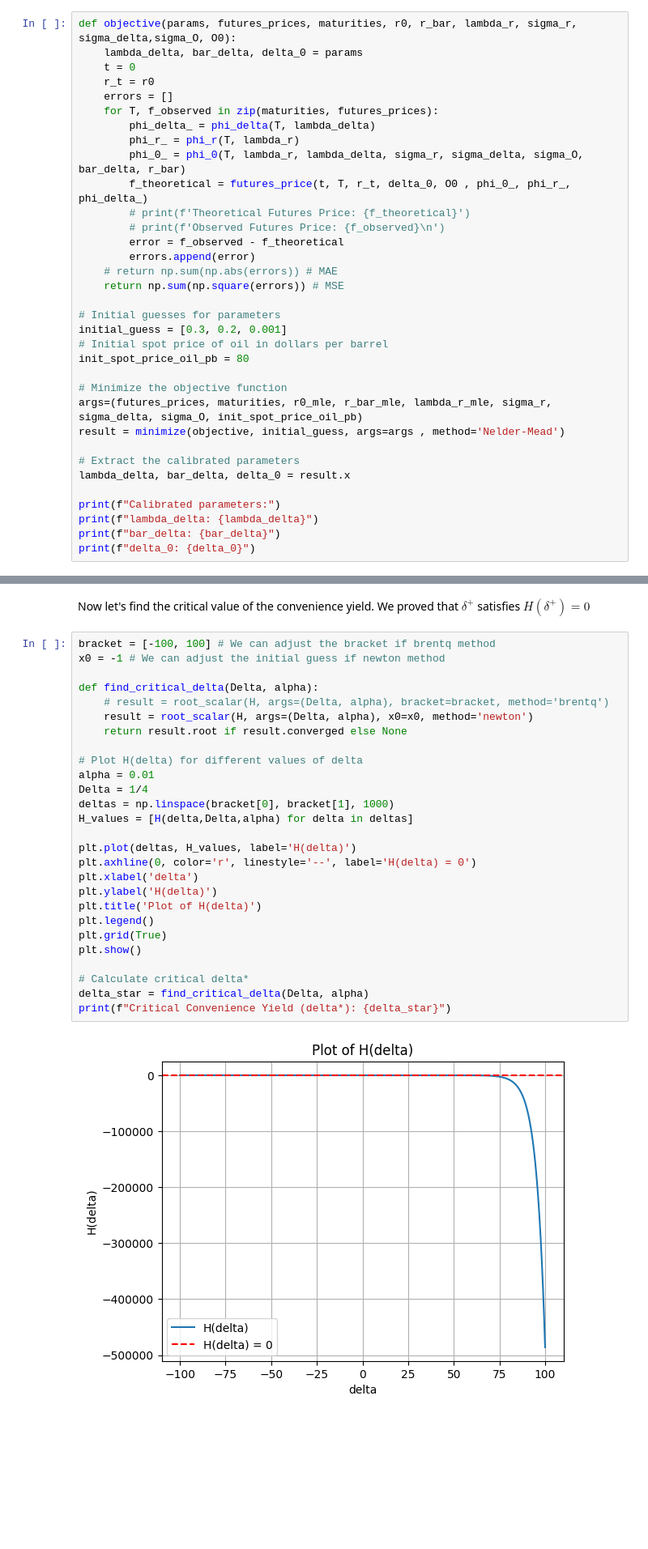
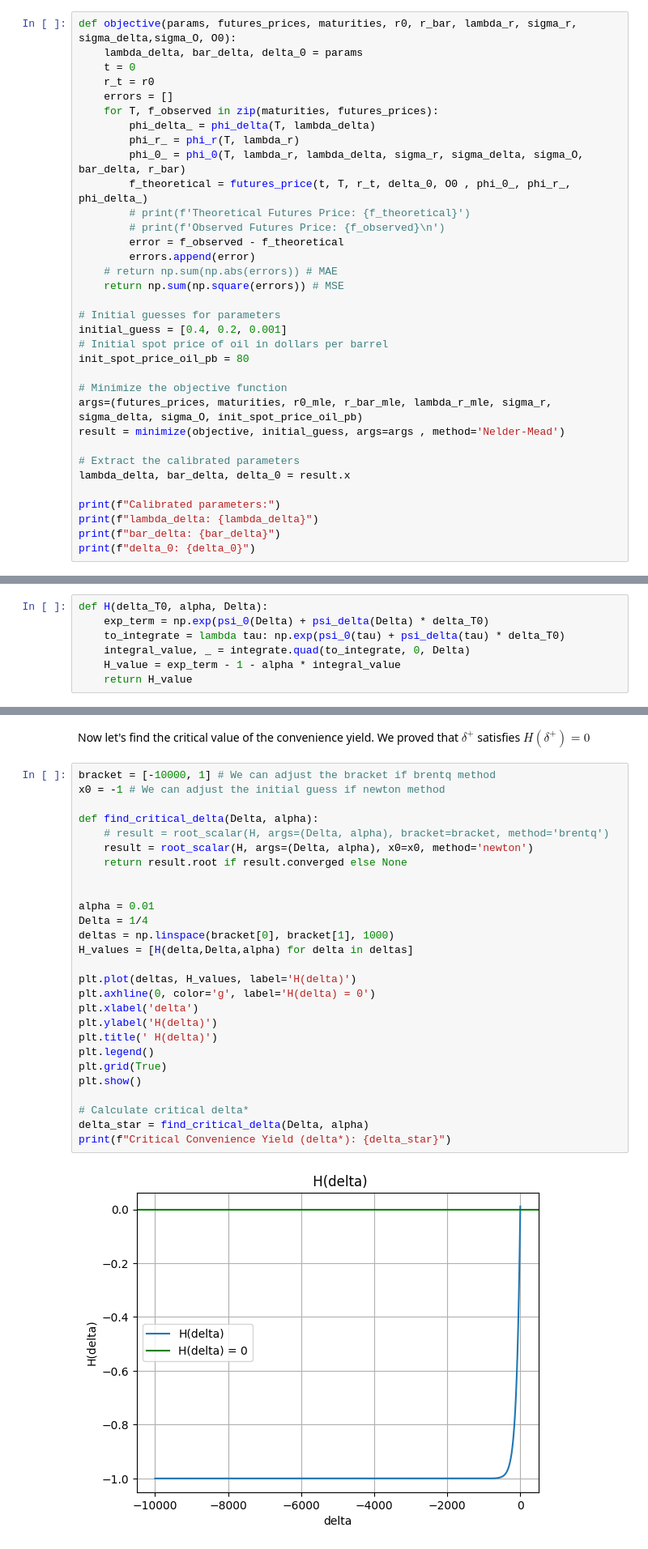
Before and after one commit to yanvow/oil_futures_storage_options, a Jupyter notebook: notebook.ipynb, the cells around one changed output, grey strips where cells are left out. Shown at 81% size. Saved outputs shown, nothing was run; the diff lists cells and outputs as text; blank space fills up the shorter version.

```diff
--- a/notebook.ipynb
+++ b/notebook.ipynb
@@ -234,7 +330,7 @@ def objective(params, futures_prices, maturities, r0, r_bar, lambda_r, sigma_r,
     return np.sum(np.square(errors)) # MSE
 
 # Initial guesses for parameters
-initial_guess = [0.3, 0.2, 0.001]
+initial_guess = [0.4, 0.2, 0.001]
 # Initial spot price of oil in dollars per barrel
 init_spot_price_oil_pb = 80
 
@@ -286,3 +424,10 @@ def H(delta, alpha, Delta):
+# %%
+def H(delta_T0, alpha, Delta):
+    exp_term = np.exp(psi_0(Delta) + psi_delta(Delta) * delta_T0)
+    to_integrate = lambda tau: np.exp(psi_0(tau) + psi_delta(tau) * delta_T0)
+    integral_value, _ = integrate.quad(to_integrate, 0, Delta)
+    H_value = exp_term - 1 - alpha * integral_value
+    return H_value
 # %% [markdown]
 The payoff at the start date is :
 $ H\left(\delta_{T_0}\right)^+ = max (0, H\left(\delta_{T_0}\right))$
@@ -297,31 +440,31 @@ def payoff_at_T0( delta_T0,alpha,Delta):
 # %% [markdown]
 Now let's find the critical value of the convenience yield. We proved that $\delta^{+}$ satisfies $H(\delta^{+})=0 $
 # %%
-bracket = [-100, 100] # We can adjust the bracket if brentq method
+bracket = [-10000, 1] # We can adjust the bracket if brentq method
 x0 = -1 # We can adjust the initial guess if newton method
 
 def find_critical_delta(Delta, alpha):
     # result = root_scalar(H, args=(Delta, alpha), bracket=bracket, method='brentq')
     result = root_scalar(H, args=(Delta, alpha), x0=x0, method='newton')
     return result.root if result.converged else None
 
-# Plot H(delta) for different values of delta
+
 alpha = 0.01
 Delta = 1/4
 deltas = np.linspace(bracket[0], bracket[1], 1000)
 H_values = [H(delta,Delta,alpha) for delta in deltas]
 
 plt.plot(deltas, H_values, label='H(delta)')
-plt.axhline(0, color='r', linestyle='--', label='H(delta) = 0')
+plt.axhline(0, color='g', label='H(delta) = 0')
 plt.xlabel('delta')
 plt.ylabel('H(delta)')
-plt.title('Plot of H(delta)')
+plt.title(' H(delta)')
 plt.legend()
 plt.grid(True)
 plt.show()
 
 # Calculate critical delta*
 delta_star = find_critical_delta(Delta, alpha)
 print(f"Critical Convenience Yield (delta*): {delta_star}")
 # %% [output]
-[figure, old version]
+[figure, new version]
```
Also changed, not shown: parts of 11 cells of this notebook.
